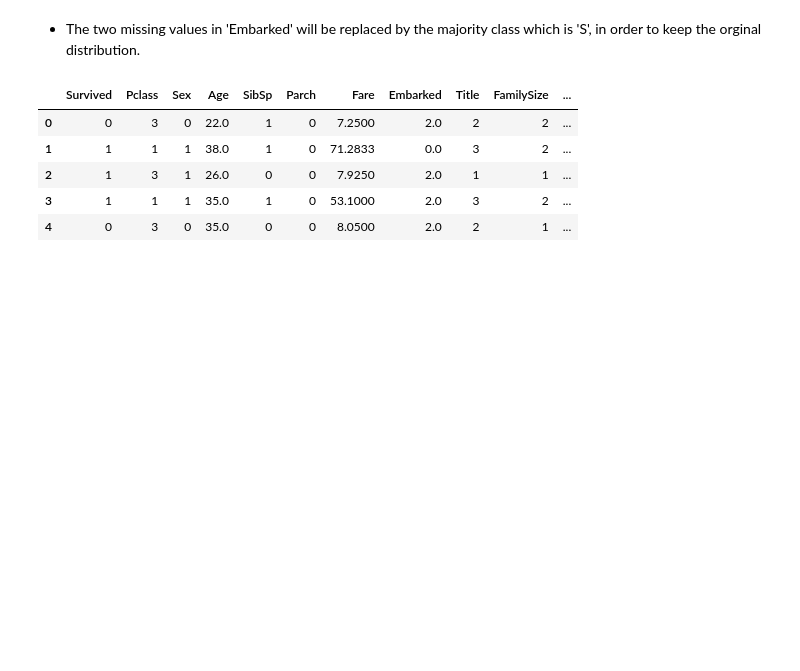
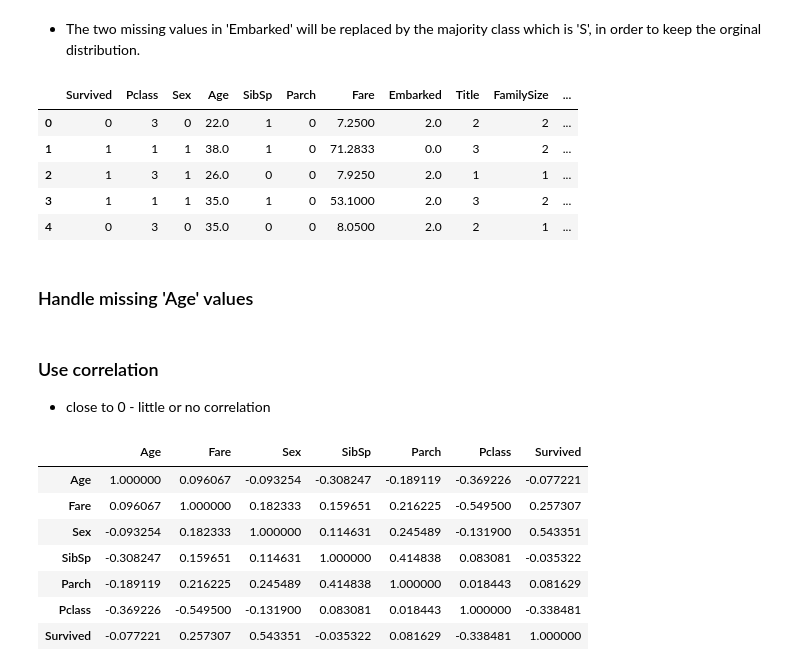
Before and after one commit to helben2002/TitanicCapstoneProject, a Jupyter notebook: ml/notebooks/fortuna.ipynb, the cells around one changed output. Saved outputs shown, nothing was run; the diff lists cells and outputs as text; code cells hidden in the pictures; blank space fills up the shorter version.

Commit message:
Handle missing Age values using Pclass, SibSp, and Parch

```diff
--- a/ml/notebooks/fortuna.ipynb
+++ b/ml/notebooks/fortuna.ipynb
@@ -407,3 +407,19 @@ df.head()
 | 2 | 1 | 3 | 1 | 26.0 | 0 | 0 | 7.9250 | 2.0 | 1 | 1 | ... |
 | 3 | 1 | 1 | 1 | 35.0 | 1 | 0 | 53.1000 | 2.0 | 3 | 2 | ... |
 | 4 | 0 | 3 | 0 | 35.0 | 0 | 0 | 8.0500 | 2.0 | 2 | 1 | ... |
+# %% [markdown]
+### Handle missing 'Age' values
+# %% [markdown]
+### Use correlation
+- close to 0 - little or no correlation
+# %%
+df[["Age", "Fare", "Sex", "SibSp", "Parch", "Pclass", "Survived"]].corr()
+# %% [output]
+|  | Age | Fare | Sex | SibSp | Parch | Pclass | Survived |
+| Age | 1.000000 | 0.096067 | -0.093254 | -0.308247 | -0.189119 | -0.369226 | -0.077221 |
+| Fare | 0.096067 | 1.000000 | 0.182333 | 0.159651 | 0.216225 | -0.549500 | 0.257307 |
+| Sex | -0.093254 | 0.182333 | 1.000000 | 0.114631 | 0.245489 | -0.131900 | 0.543351 |
+| SibSp | -0.308247 | 0.159651 | 0.114631 | 1.000000 | 0.414838 | 0.083081 | -0.035322 |
+| Parch | -0.189119 | 0.216225 | 0.245489 | 0.414838 | 1.000000 | 0.018443 | 0.081629 |
+| Pclass | -0.369226 | -0.549500 | -0.131900 | 0.083081 | 0.018443 | 1.000000 | -0.338481 |
+| Survived | -0.077221 | 0.257307 | 0.543351 | -0.035322 | 0.081629 | -0.338481 | 1.000000 |
```
Also changed, not shown: parts of 3 cells of this notebook.
